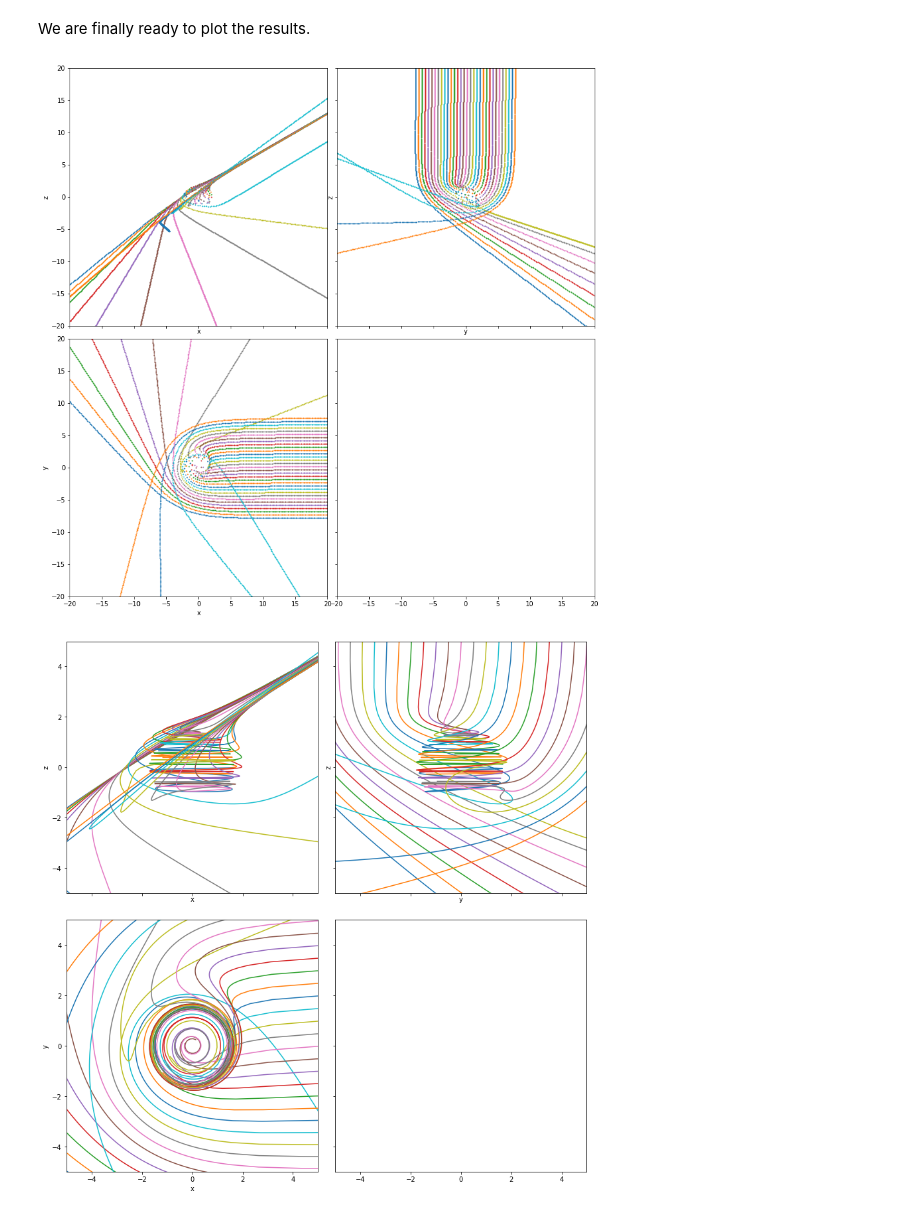
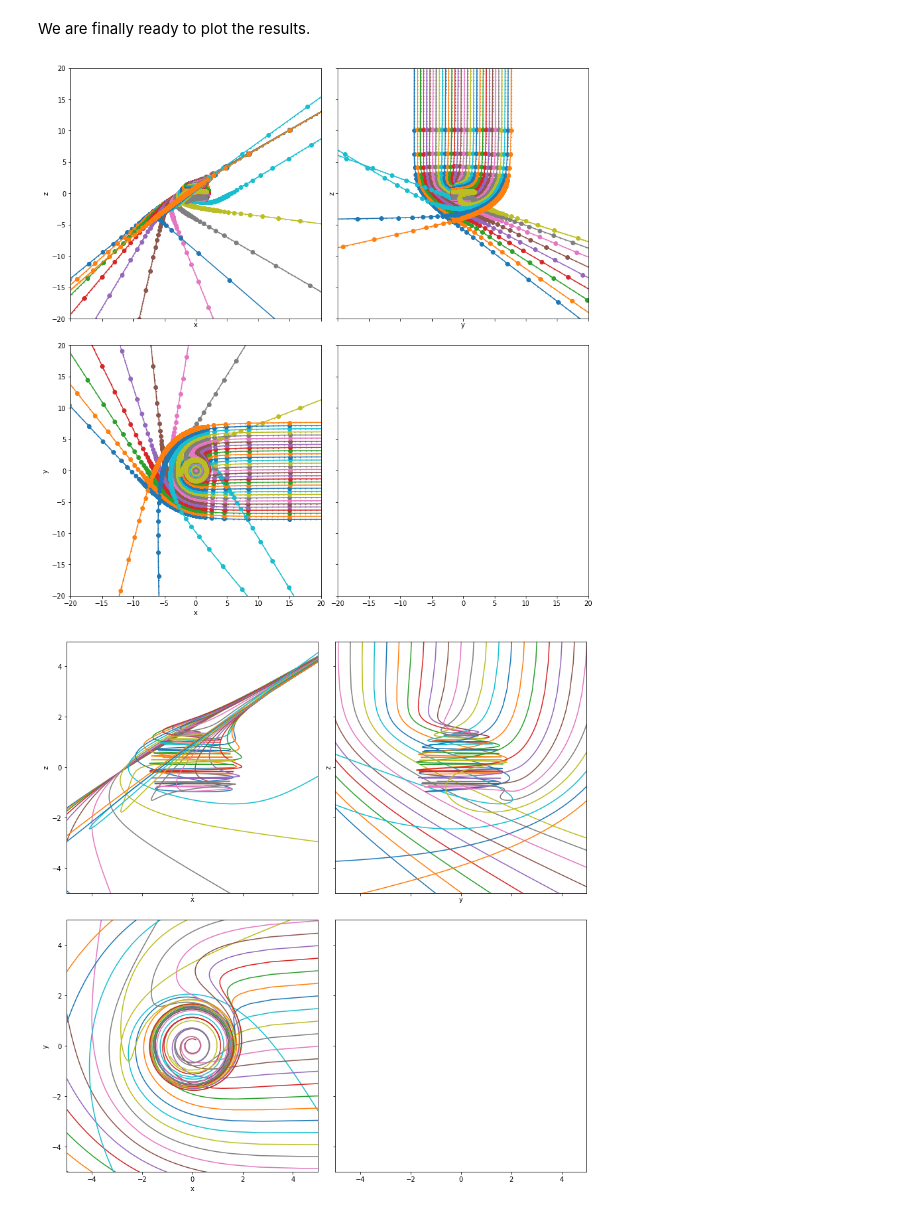
Before and after one commit to adxsrc/pray, a Jupyter notebook: demos/geode.ipynb, the cells around one changed output. Saved outputs shown, nothing was run; the diff lists cells and outputs as text; code cells hidden in the pictures.

```diff
--- a/demos/geode.ipynb
+++ b/demos/geode.ipynb
@@ -13,7 +13,7 @@ from matplotlib import pyplot as plt
 # %% [markdown]
 We then instasize `PRay` into an object
 # %%
-pray = PRay(aspin=0.9375, atol=1e-3, rtol=1e-3)
+pray = PRay(aspin=0.9375, atol=1e-3, rtol=1e-3, names={'ind':'lambda'})
 # %% [output]
 WARNING:absl:No GPU/TPU found, falling back to CPU. (Set TF_CPP_MIN_LOG_LEVEL=0 and rerun for more info.)
 Radius of outer event horizon: 1.3479853
@@ -51,3 +45,10 @@ iz = i[:,0,3]
+# %%
+l = np.linspace(-10100,-9900,201)
+i = pray.geode(l) # interpolate using dense output
+
+ix = i[:,0,1]
+iy = i[:,0,2]
+iz = i[:,0,3]
 # %% [markdown]
 We are finally ready to plot the results.
 # %%
@@ -55,39 +56,42 @@ fig, axes = plt.subplots(2,2, figsize=(12,12), sharex=True, sharey=True)
 
 i=18 # select only one value of beta
 for j in range(32):
+    axes[0][0].plot(fx[:,i,j], fz[:,i,j], '-o', color=f'C{j}')
+    axes[0][1].plot(fy[:,i,j], fz[:,i,j], '-o', color=f'C{j}')
+    axes[1][0].plot(fx[:,i,j], fy[:,i,j], '-o', color=f'C{j}')
     axes[0][0].scatter(ix[:,i,j], iz[:,i,j], s=1, color=f'C{j}')
     axes[0][1].scatter(iy[:,i,j], iz[:,i,j], s=1, color=f'C{j}')
     axes[1][0].scatter(ix[:,i,j], iy[:,i,j], s=1, color=f'C{j}')
 
 fig.tight_layout()
 
 ax = axes[0][0]
 ax.set_xlabel('x')
 ax.set_ylabel('z')
 ax.set_xlim(-20,20)
 ax.set_ylim(-20,20)
 ax.set_aspect('equal')
 
 ax = axes[0][1]
 ax.set_xlabel('y')
 ax.set_ylabel('z')
 ax.set_xlim(-20,20)
 ax.set_ylim(-20,20)
 ax.set_aspect('equal')
 
 ax = axes[1][0]
 ax.set_xlabel('x')
 ax.set_ylabel('y')
 ax.set_xlim(-20,20)
 ax.set_ylim(-20,20)
 ax.set_aspect('equal')
 
 ax = axes[1][1]
 ax.set_xlim(-20,20)
 ax.set_ylim(-20,20)
 ax.set_aspect('equal')
 # %% [output]
-[figure, old version]
+[figure, new version]
 # %%
 fig, axes = plt.subplots(2,2, figsize=(12,12), sharex=True, sharey=True)
 
```
Also changed, not shown: parts of 3 cells of this notebook.
